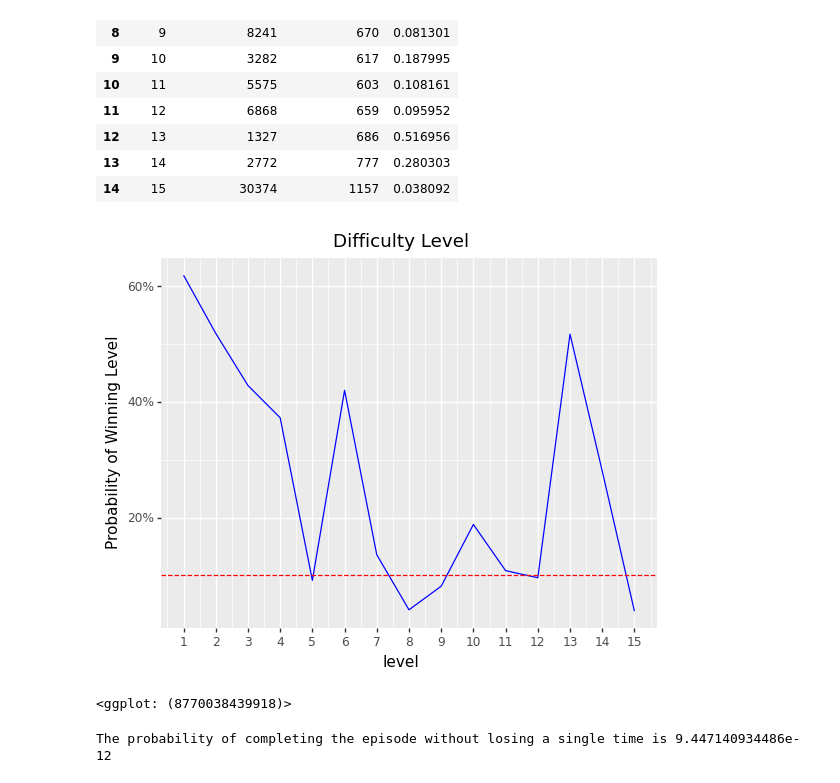
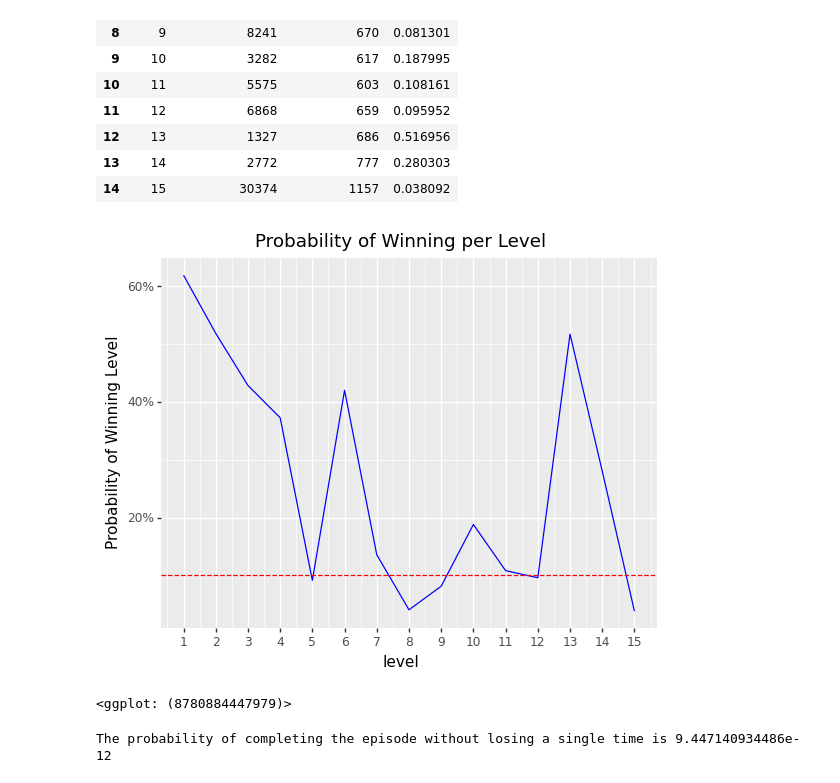
Before and after one commit to KC2016/Candy-Crush-Saga, a Jupyter notebook: notebook375bc23f7f.ipynb, the cells around one changed output. Cells and saved outputs as stored; diff of their text form; code cells hidden in the pictures.

```diff
--- a/notebook375bc23f7f.ipynb
+++ b/notebook375bc23f7f.ipynb
@@ -474,15 +474,15 @@ difficulty
 # %%
 ggplot(data=difficulty, mapping=aes(x='level', y='p_win')) + \
     geom_line(color='blue') + \
     scale_x_continuous(breaks=list(range(1, 16))) + \
     scale_y_continuous(labels=percent_format(2)) + \
     ylab("Probability of Winning Level") + \
-    ggtitle("Difficulty Level") + \
+    ggtitle("Probability of Winning per Level") + \
     theme(plot_title=element_text(hjust = 0.5)) + \
     geom_hline(yintercept=0.1, linetype='dashed', color='red')
 # %% [output]
-[figure, old version]
+[figure, new version]
-<ggplot: (8770038439918)>
+<ggplot: (8780884447979)>
 # %%
 # compute the probability of completing the episode without losing
 p = np.prod(difficulty['p_win'])
```
Also changed, not shown: parts of 1 cell of this notebook, 1 other file.
